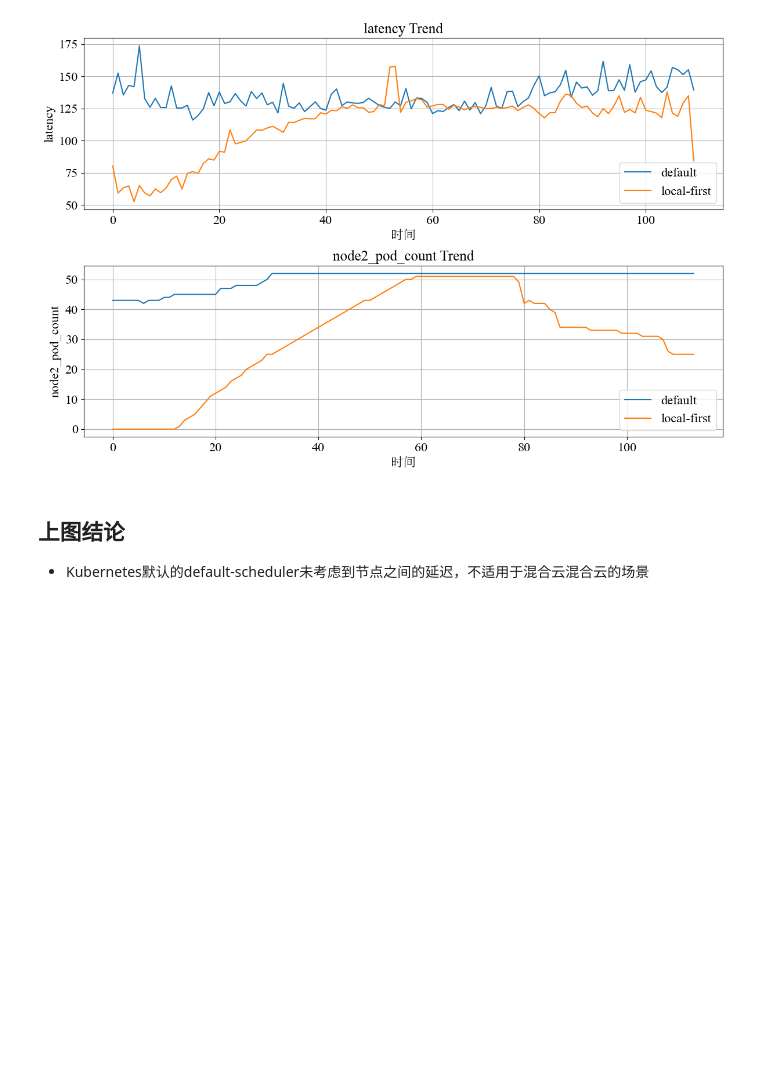
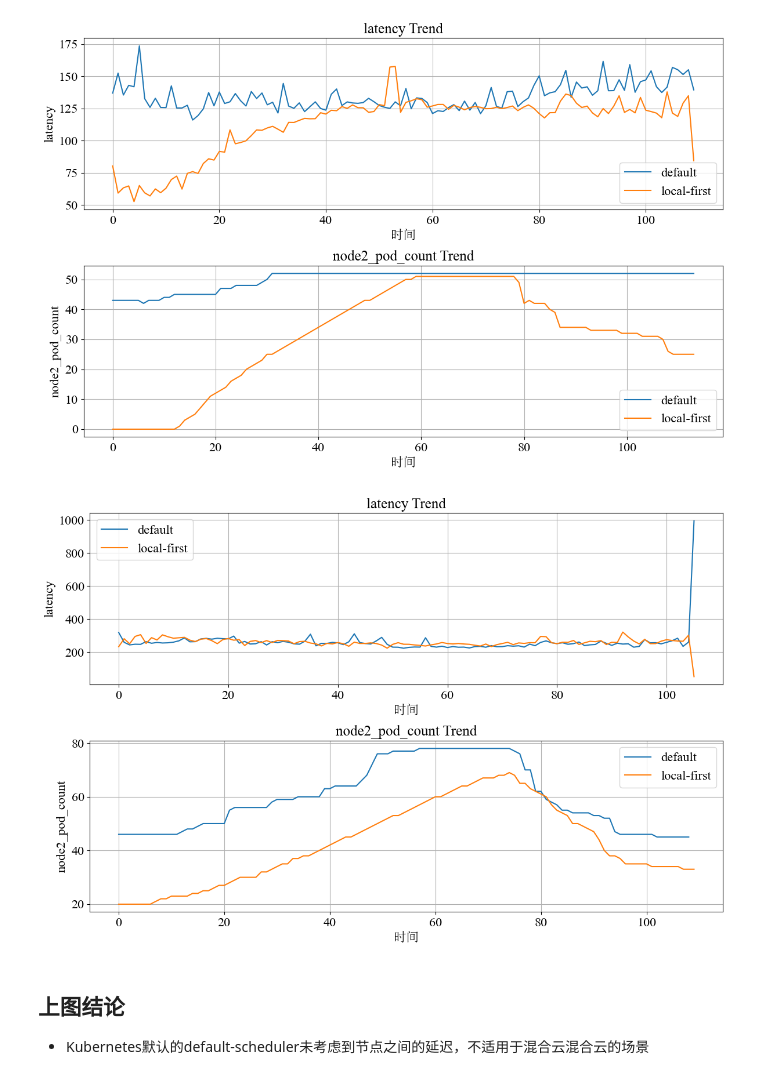
Before and after one commit to DingjZhang/muBench, a Jupyter notebook: Experiment/collected_data/plot.ipynb, the cells around one changed output. Drawn from its saved outputs; the diff is of its cells as text; code cells hidden in the pictures; blank space fills up the shorter version.

Commit message:
完成了local-first和default调度器比较

```diff
--- a/Experiment/collected_data/plot.ipynb
+++ b/Experiment/collected_data/plot.ipynb
@@ -40,6 +40,13 @@ plot_csv({
 })
 # %% [output]
 [figure]
+# %%
+plot_csv({
+    'default': 'prometheus_data_20250316_1531-default-diurnal-multi1-30min-40svc.csv',
+    'local-first': 'prometheus_data_20250316_2126-local-first-diurnal-multi1-30min-40svc.csv'
+})
+# %% [output]
+[figure, added]
 # %% [markdown]
 ## 上图结论
 - Kubernetes默认的default-scheduler未考虑到节点之间的延迟，不适用于混合云混合云的场景
```
Also changed, not shown: 13 other files.
